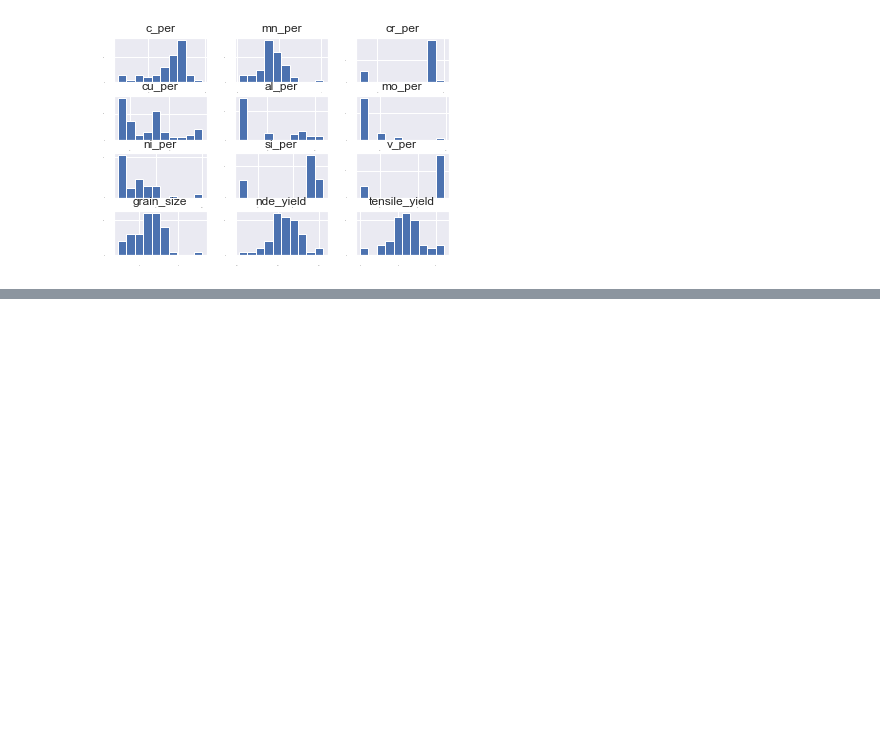
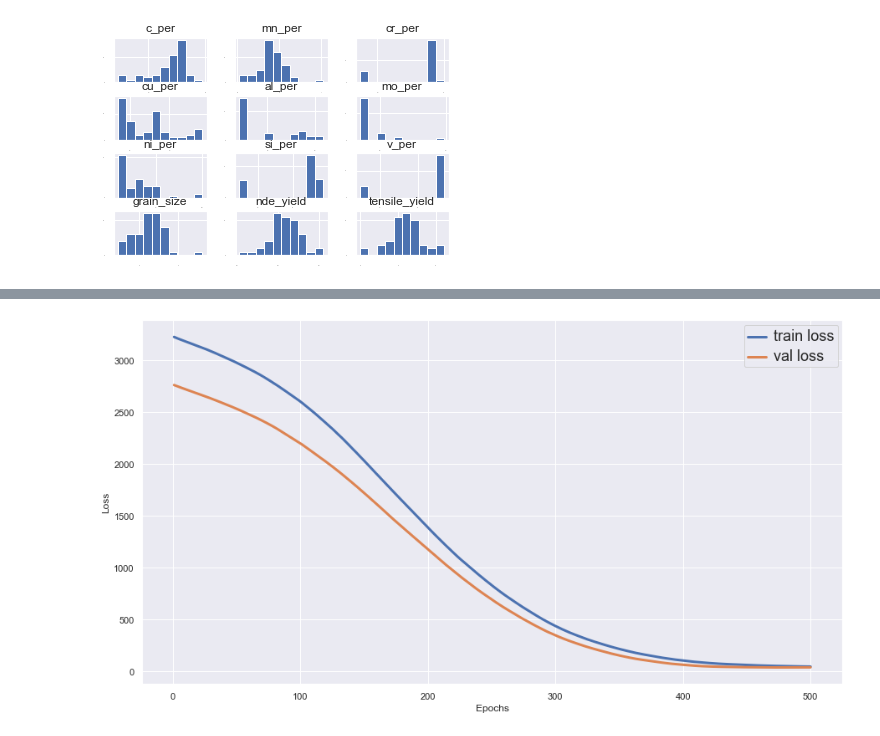
Before and after one commit to nombreinvicto/DeepLearning, a Jupyter notebook: job_exams/mmt_coding.ipynb, the cells around one changed output, grey strips where cells are left out. Cells and saved outputs as stored; diff of their text form; code cells hidden in the pictures; blank space fills up the shorter version.

```diff
--- a/job_exams/mmt_coding.ipynb
+++ b/job_exams/mmt_coding.ipynb
@@ -365,0 +279,7 @@ Text(0, 0.5, 'Preidcted Values')
+# %%
+# create the ANN model - cell type
+model = Sequential()
+model.add(Dense(units=32, input_shape=(X_train.shape[1],)))
+model.add(Activation("relu"))
+model.add(Dense(units=1))
+model.summary()
@@ -365,0 +301,16 @@ Text(0, 0.5, 'Preidcted Values')
+# %%
+# init some global variables
+epochs = 500
+init_lr = 1e-3
+
+
+# compile the model and start training
+opt = Adam(learning_rate=init_lr, decay=init_lr/epochs)
+model.compile(optimizer=opt,
+              loss='mean_squared_error',
+              metrics=['mean_squared_error'])
+
+H = model.fit(X_train, Y_train,
+              validation_data=(X_validation, Y_validation),
+              verbose=1,
+              epochs=epochs)
@@ -365,0 +335,19 @@ Text(0, 0.5, 'Preidcted Values')
+# %%
+# plot the performance
+epochs_num = range(1,epochs+1)
+loss = H.history['loss']
+val_loss = H.history['val_loss']
+
+plot_df = pd.DataFrame(data=np.c_[epochs_num,loss,val_loss],
+                       columns=['epochs','loss', 'val_loss'])
+
+# do the actual plots
+sns.set(font_scale=1)
+f, ax = plt.subplots(1, 1, figsize=(15,8))
+sns.lineplot(data=plot_df, x='epochs', y='loss', ax=ax, label='train loss', linewidth=3)
+sns.lineplot(data=plot_df, x='epochs', y='val_loss', ax=ax, label='val loss', linewidth=3)
+ax.set_ylabel('Loss')
+ax.set_xlabel('Epochs')
+plt.setp(ax.get_legend().get_texts(), fontsize='18'); # for legend text
+# %% [output]
+[figure, added]
```
Also changed, not shown: parts of 58 cells of this notebook, 1 other file.
